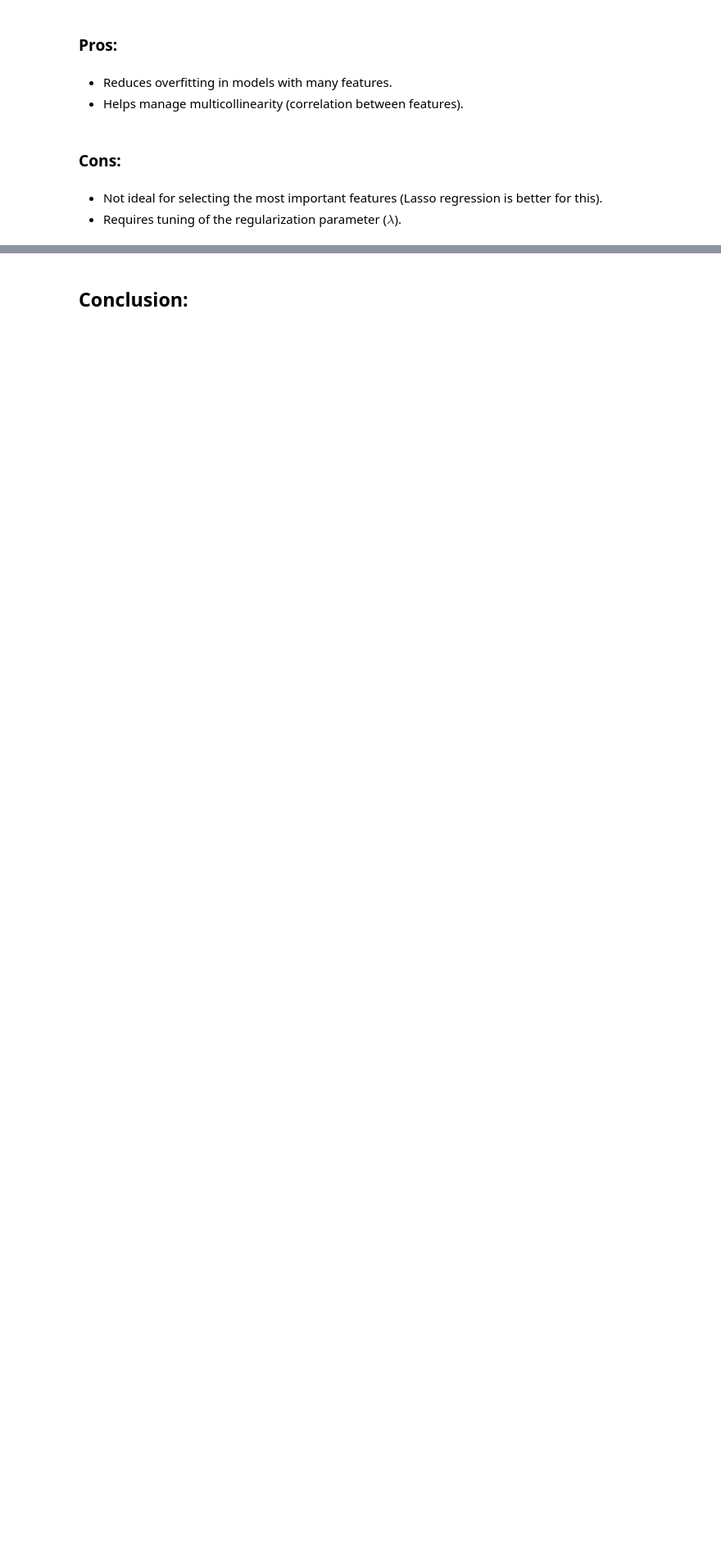
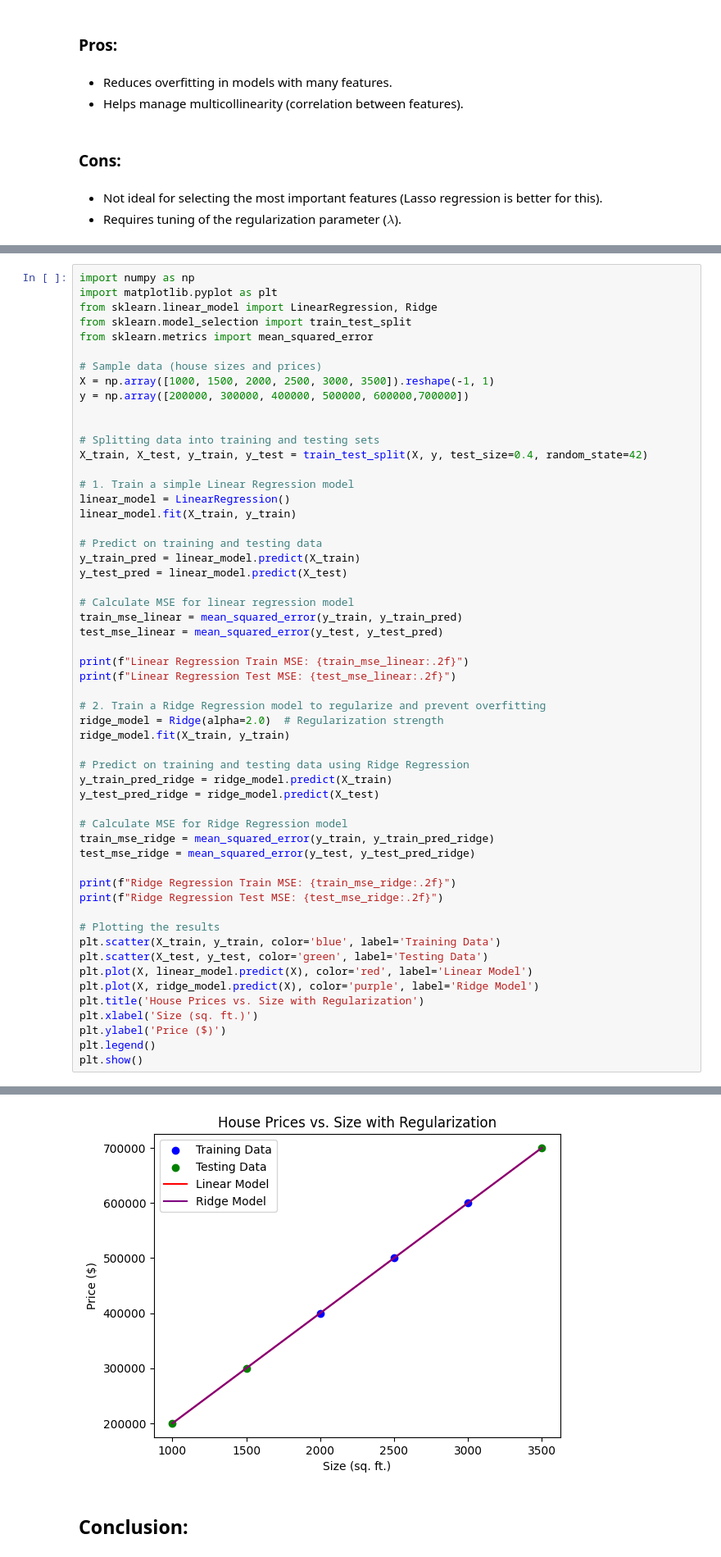
Before and after one commit to ameygawade/DataScience-100-Days-of-Data-Science, a Jupyter notebook: Week 1-2 Setting Up and Fundamentals/Day-9 Polynomial and Ridge Regression/Day_9_Polynomial_and_ridge_regression.ipynb, the cells around one changed output, grey strips where cells are left out. Shown: that part at 82% size. Saved outputs shown, nothing was run; the diff lists cells and outputs as text; blank space fills up the shorter version.

```diff
--- a/Week 1-2 Setting Up and Fundamentals/Day-9 Polynomial and Ridge Regression/Day_9_Polynomial_and_ridge_regression.ipynb
+++ b/Week 1-2 Setting Up and Fundamentals/Day-9 Polynomial and Ridge Regression/Day_9_Polynomial_and_ridge_regression.ipynb
@@ -135,0 +197,56 @@ Ridge regression is particularly useful in scenarios where you have many feature
+# %%
+import numpy as np
+import matplotlib.pyplot as plt
+from sklearn.linear_model import LinearRegression, Ridge
+from sklearn.model_selection import train_test_split
+from sklearn.metrics import mean_squared_error
+
+# Sample data (house sizes and prices)
+X = np.array([1000, 1500, 2000, 2500, 3000, 3500]).reshape(-1, 1)
+y = np.array([200000, 300000, 400000, 500000, 600000,700000])
+
+
+# Splitting data into training and testing sets
+X_train, X_test, y_train, y_test = train_test_split(X, y, test_size=0.4, random_state=42)
+
+# 1. Train a simple Linear Regression model
+linear_model = LinearRegression()
+linear_model.fit(X_train, y_train)
+
+# Predict on training and testing data
+y_train_pred = linear_model.predict(X_train)
+y_test_pred = linear_model.predict(X_test)
+
+# Calculate MSE for linear regression model
+train_mse_linear = mean_squared_error(y_train, y_train_pred)
+test_mse_linear = mean_squared_error(y_test, y_test_pred)
+
+print(f"Linear Regression Train MSE: {train_mse_linear:.2f}")
+print(f"Linear Regression Test MSE: {test_mse_linear:.2f}")
+
+# 2. Train a Ridge Regression model to regularize and prevent overfitting
+ridge_model = Ridge(alpha=2.0)  # Regularization strength
+ridge_model.fit(X_train, y_train)
+
+# Predict on training and testing data using Ridge Regression
+y_train_pred_ridge = ridge_model.predict(X_train)
+y_test_pred_ridge = ridge_model.predict(X_test)
+
+# Calculate MSE for Ridge Regression model
+train_mse_ridge = mean_squared_error(y_train, y_train_pred_ridge)
+test_mse_ridge = mean_squared_error(y_test, y_test_pred_ridge)
+
+print(f"Ridge Regression Train MSE: {train_mse_ridge:.2f}")
+print(f"Ridge Regression Test MSE: {test_mse_ridge:.2f}")
+
+# Plotting the results
+plt.scatter(X_train, y_train, color='blue', label='Training Data')
+plt.scatter(X_test, y_test, color='green', label='Testing Data')
+plt.plot(X, linear_model.predict(X), color='red', label='Linear Model')
+plt.plot(X, ridge_model.predict(X), color='purple', label='Ridge Model')
+plt.title('House Prices vs. Size with Regularization')
+plt.xlabel('Size (sq. ft.)')
+plt.ylabel('Price ($)')
+plt.legend()
+plt.show()
+# %% [output]
@@ -136,3 +257,4 @@ Ridge regression is particularly useful in scenarios where you have many feature
+[figure, added]
 # %% [markdown]
 ## Conclusion:
 # %% [markdown]
```
Also changed, not shown: parts of 19 cells of this notebook, 1 other file.
